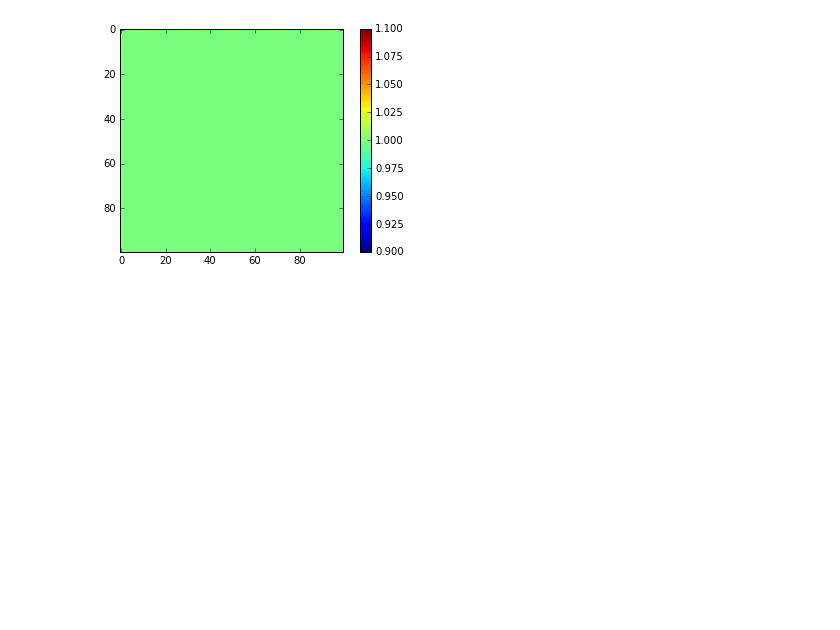
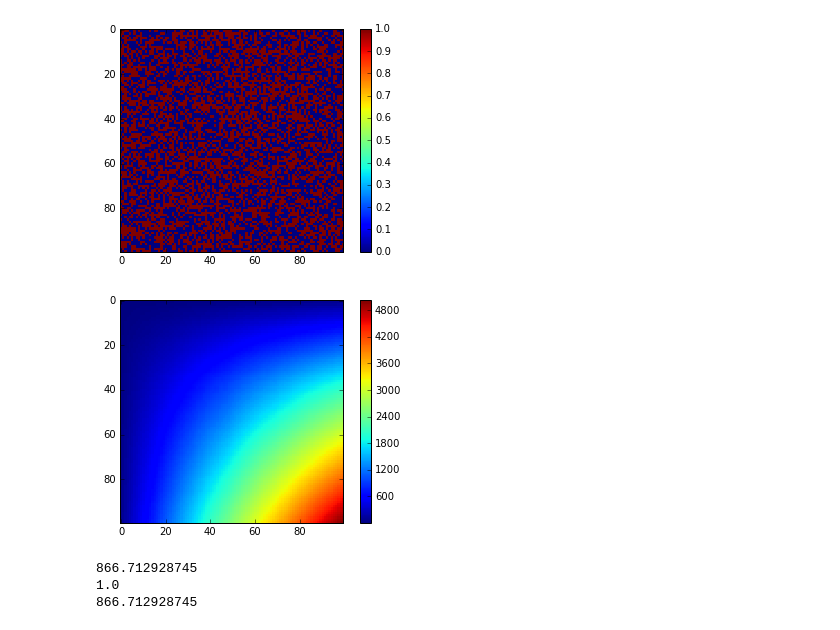
Before and after one commit to peteflorence/analysis-nanomap, a Jupyter notebook: Integral image.ipynb, the cells around one changed output. Cells and saved outputs as stored; diff of their text form; code cells hidden in the pictures; blank space fills up the shorter version.

Commit message:
average over integral image, with nonzero integral image

```diff
--- a/Integral image.ipynb
+++ b/Integral image.ipynb
@@ -62,15 +61,48 @@ show_image(int_image)
 # %%
 def compute_nonzero_image(image):
     nonzero_image = image * 0.0;
     for i, rowval in enumerate(image):
         for j, val in enumerate(rowval):
             if (val != 0):
                 nonzero_image[i,j] = 1
             else:
                 nonzero_image[i,j] = 0
     return nonzero_image
 
 nonzero_image = compute_nonzero_image(image)
+nonzero_integral_image = compute_integral_image(nonzero_image)
 show_image(nonzero_image)
+show_image(nonzero_integral_image)
 # %% [output]
-[figure, old version]
+[figure, new version]
+[figure, added]
+# %%
+def compute_average_over_box(int_image, nonzero_integral_image, xy_top_left, xy_bottom_right):
+    xy_top_right   = [xy_top_left[0], xy_bottom_right[1]]
+    xy_bottom_left = [xy_bottom_right[0], xy_top_left[1]]
+
+    I_D       = int_image[xy_bottom_right[0], xy_bottom_right[1]]
+    I_A       = int_image[xy_top_left[0], xy_top_left[1]]
+    I_B       = int_image[xy_top_right[0], xy_top_right[1]]
+    I_C       = int_image[xy_bottom_left[0], xy_bottom_left[1]]
+
+    nonzero_D = nonzero_image[xy_bottom_right[0], xy_bottom_right[1]]
+    nonzero_A = nonzero_image[xy_top_left[0], xy_top_left[1]]
+    nonzero_B = nonzero_image[xy_top_right[0], xy_top_right[1]]
+    nonzero_C = nonzero_image[xy_bottom_left[0], xy_bottom_left[1]]
+
+    nonzero_count = nonzero_D + nonzero_A - nonzero_B - nonzero_C
+    if (nonzero_count == 0):
+        return 0
+
+    integral_sum =  I_D + I_A - I_B - I_C
+    print integral_sum
+    print nonzero_count
+    return integral_sum / nonzero_count
+
+
+print compute_average_over_box(int_image, nonzero_integral_image, [1,1], [20,20])
+# %% [output]
+866.712928745
+1.0
+866.712928745
```
Also changed, not shown: parts of 3 cells of this notebook.
